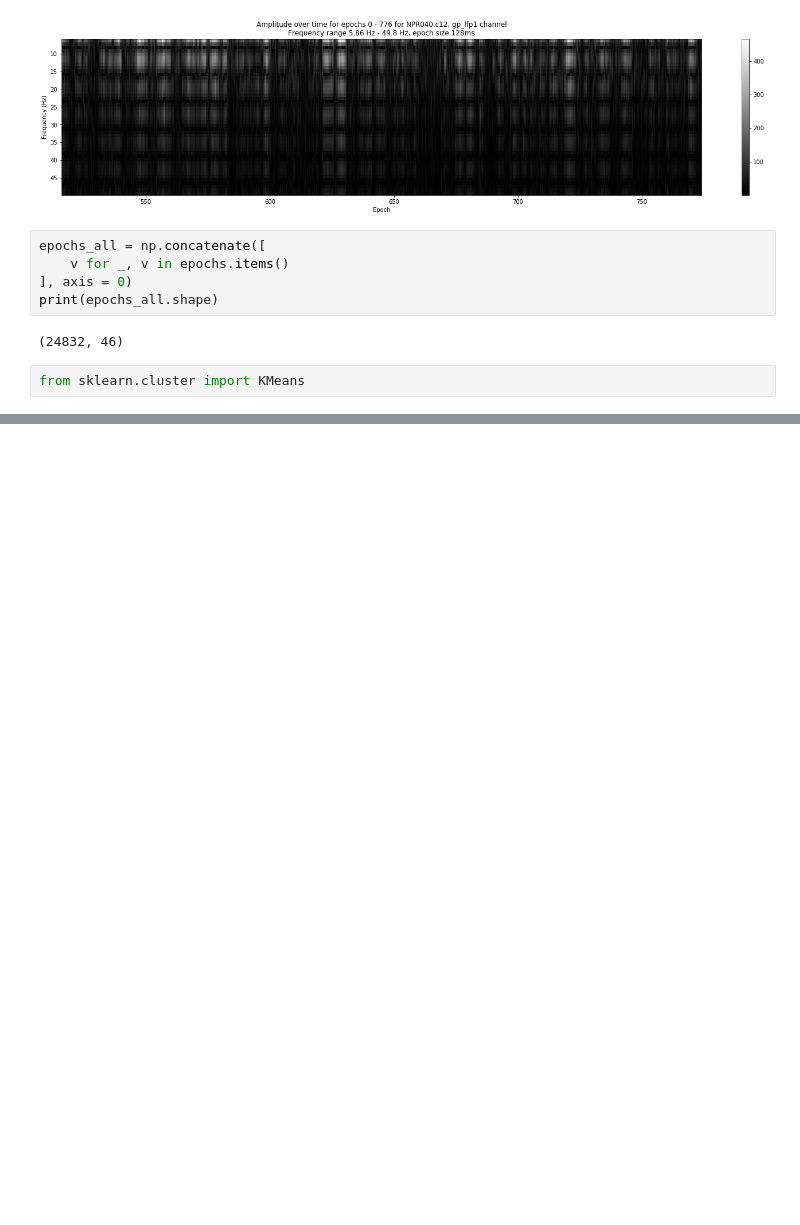
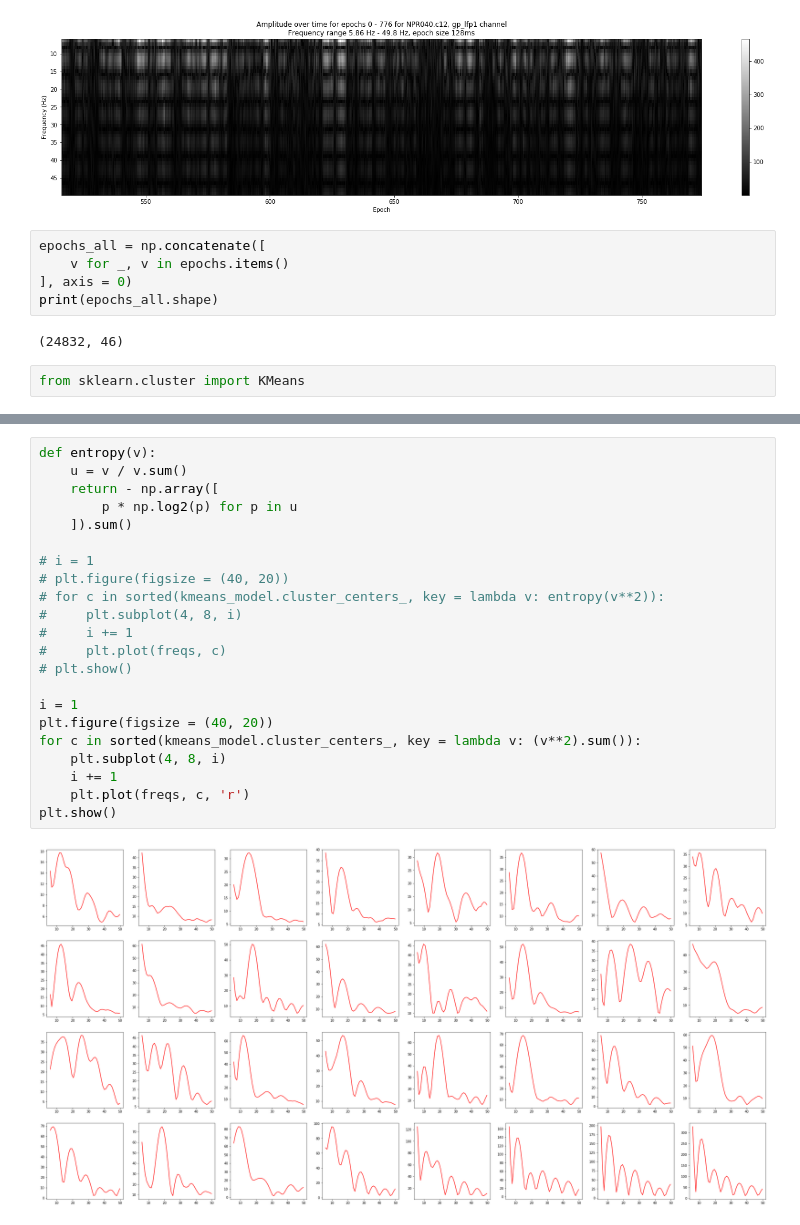
Before and after one commit to miriamvall/DD142X, a Jupyter notebook: code/notebooks/FFV-KMeans.ipynb, the cells around one changed output, grey strips where cells are left out. Saved outputs shown, nothing was run; the diff lists cells and outputs as text; blank space fills up the shorter version.

```diff
--- a/code/notebooks/FFV-KMeans.ipynb
+++ b/code/notebooks/FFV-KMeans.ipynb
@@ -116,0 +184,24 @@ for k in [2, 4, 8, 16, 32]:
+# %%
+def entropy(v):
+    u = v / v.sum()
+    return - np.array([
+        p * np.log2(p) for p in u
+    ]).sum()
+
+# i = 1
+# plt.figure(figsize = (40, 20))
+# for c in sorted(kmeans_model.cluster_centers_, key = lambda v: entropy(v**2)):
+#     plt.subplot(4, 8, i)
+#     i += 1
+#     plt.plot(freqs, c)
+# plt.show()
+
+i = 1
+plt.figure(figsize = (40, 20))
+for c in sorted(kmeans_model.cluster_centers_, key = lambda v: (v**2).sum()):
+    plt.subplot(4, 8, i)
+    i += 1
+    plt.plot(freqs, c, 'r')
+plt.show()
+# %% [output]
+[figure, added]
```
Also changed, not shown: parts of 3 cells of this notebook, 30 other files.
